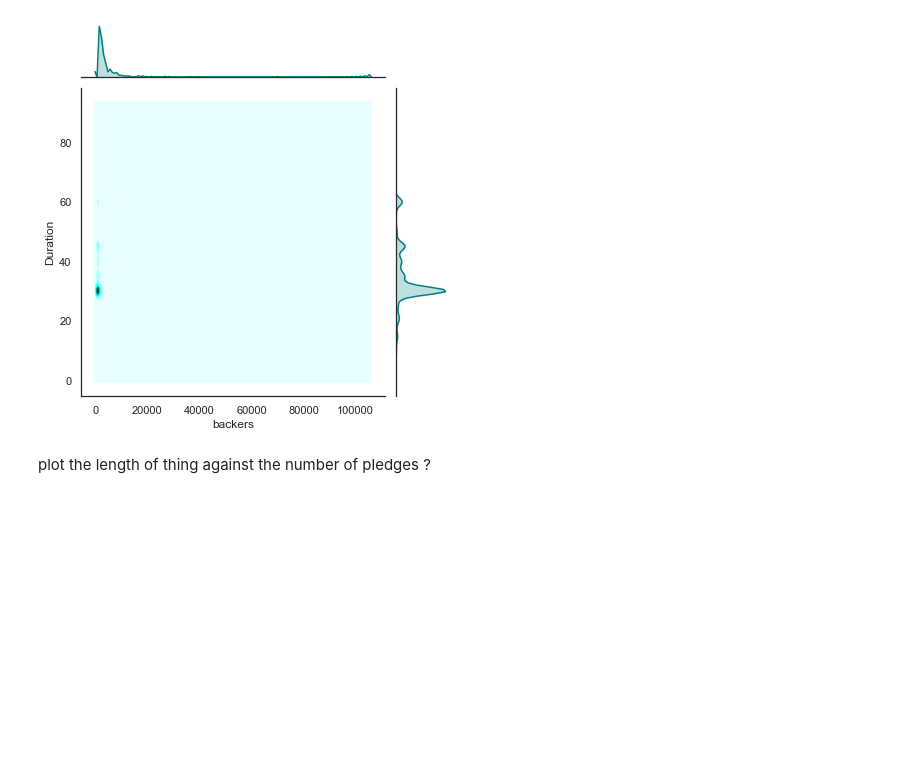
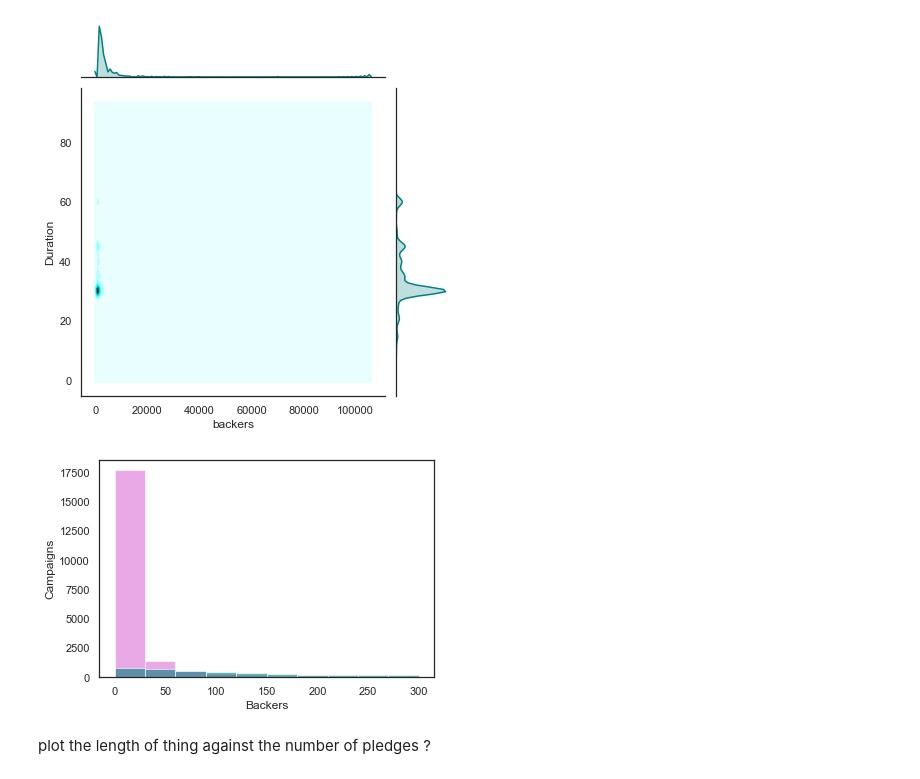
Before and after one commit to kgreengrass/fictional-happiness, a Jupyter notebook: Kickstarter.ipynb, the cells around one changed output. Saved outputs shown, nothing was run; the diff lists cells and outputs as text; code cells hidden in the pictures; blank space fills up the shorter version.

Commit message:
added histogram

```diff
--- a/Kickstarter.ipynb
+++ b/Kickstarter.ipynb
@@ -68,3 +65,11 @@ plt.show()
+# %%
+plt.hist([tecfailed['backers']], color='orchid', range=(0,300), alpha=0.6)
+plt.hist([tecsuc['backers']], color='teal', range=(0,300), alpha=0.6)
+plt.xlabel('Backers')
+plt.ylabel('Campaigns')
+plt.show()
+# %% [output]
+[figure, added]
 # %%
 #idea success rate vs start month??
 # %% [markdown]
```
Also changed, not shown: parts of 1 cell of this notebook, 4 other files.
